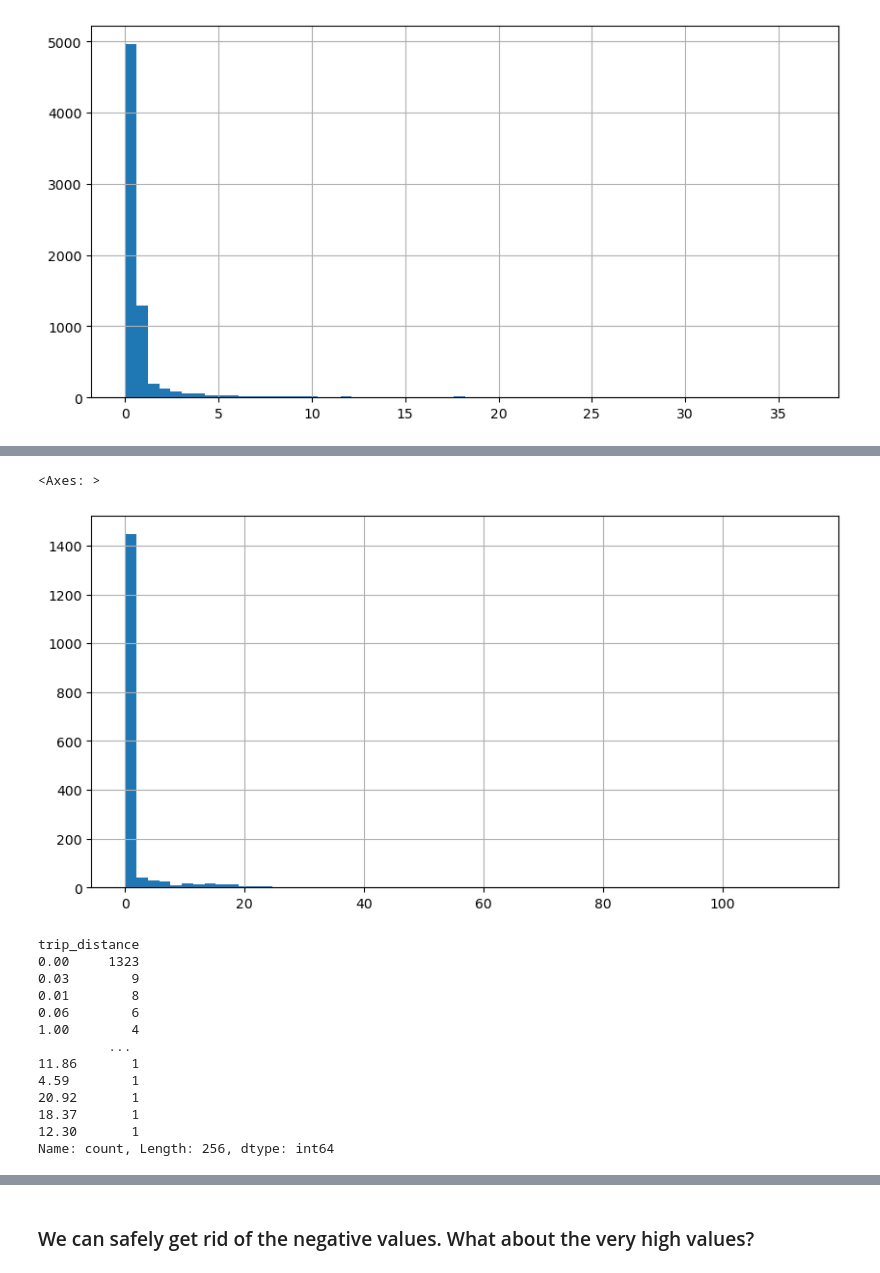
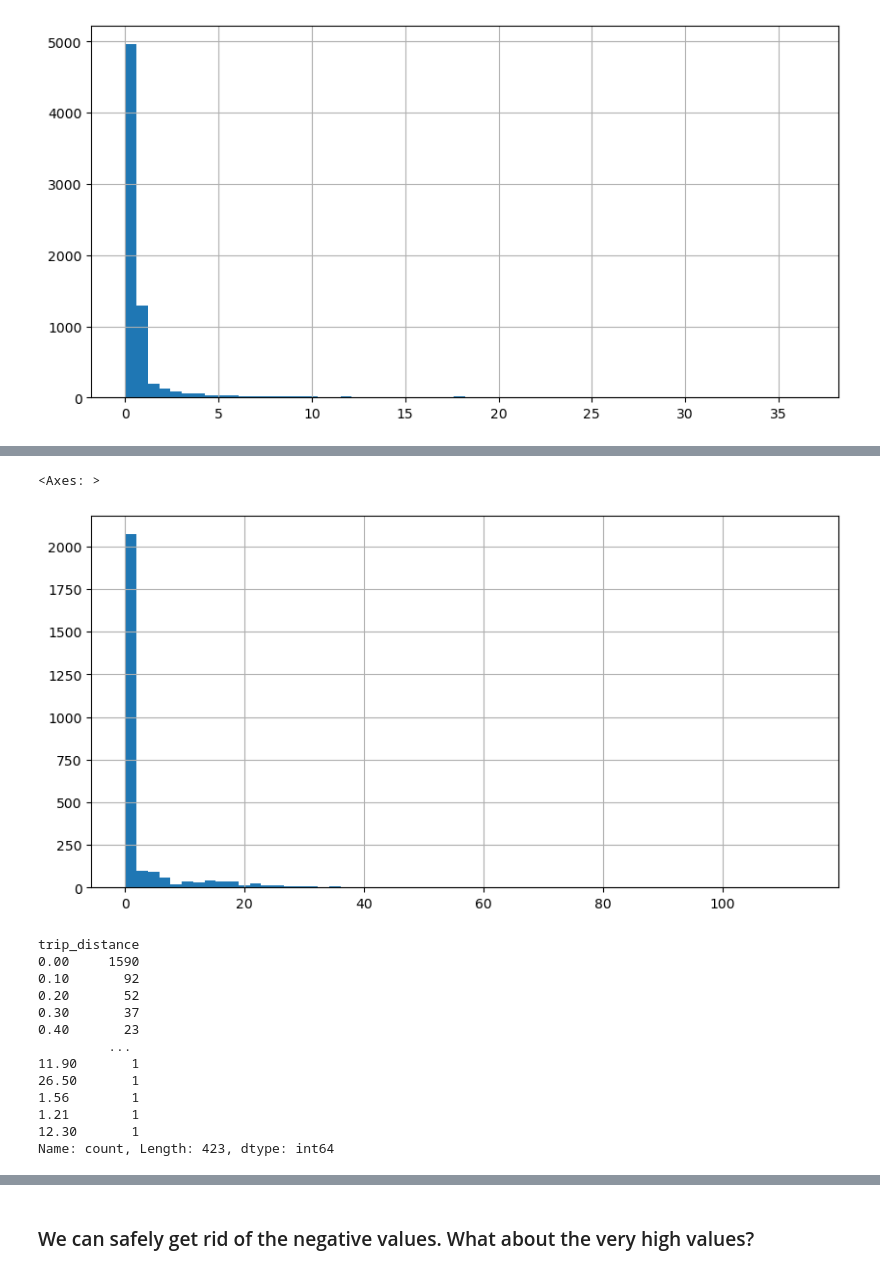
Before and after one commit to AdrijaPayin/new-york-taxi-analysis, a Jupyter notebook: Data Exploration.ipynb, the cells around one changed output, grey strips where cells are left out. Drawn from its saved outputs; the diff is of its cells as text; code cells hidden in the pictures.

```diff
--- a/Data Exploration.ipynb
+++ b/Data Exploration.ipynb
@@ -41,5 +41,5 @@ Index(['VendorID', 'tpep_pickup_datetime', 'tpep_dropoff_datetime',
 # %%
 taxi_data = taxi_data[['tpep_pickup_datetime', 'tpep_dropoff_datetime',
        'passenger_count', 'trip_distance', 'RatecodeID','PULocationID',
-       'DOLocationID', 'payment_type',  'total_amount']]
+       'DOLocationID', 'payment_type',  'total_amount', 'fare_amount']]
 # %%
@@ -133,21 +119,21 @@ Name: count, dtype: int64
 # %%
-taxi_data[taxi_data['total_amount']==0]['trip_distance'].hist(bins=60, figsize=(10,5))
+taxi_data[taxi_data['fare_amount']==0]['trip_distance'].hist(bins=60, figsize=(10,5))
 # %% [output]
 <Axes: >
-[figure, old version]
+[figure, new version]
 # %%
-taxi_data[taxi_data['total_amount']==0]['trip_distance'].value_counts()
+taxi_data[taxi_data['fare_amount']==0]['trip_distance'].value_counts()
 # %% [output]
 trip_distance
-0.00     1323
-0.03        9
-0.01        8
-0.06        6
-1.00        4
+0.00     1590
+0.10       92
+0.20       52
+0.30       37
+0.40       23
          ...
-11.86       1
-4.59        1
-20.92       1
-18.37       1
+11.90       1
+26.50       1
+1.56        1
+1.21        1
 12.30       1
-Name: count, Length: 256, dtype: int64
+Name: count, Length: 423, dtype: int64
```
Also changed, not shown: parts of 87 cells of this notebook, 3 other files.
